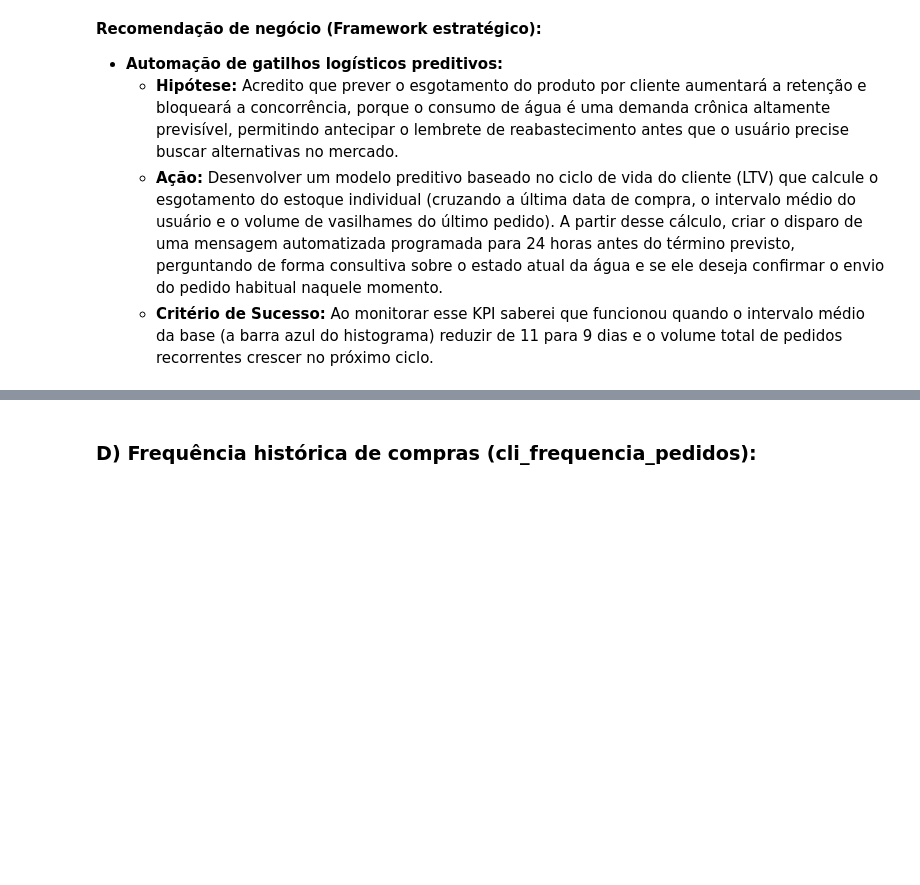
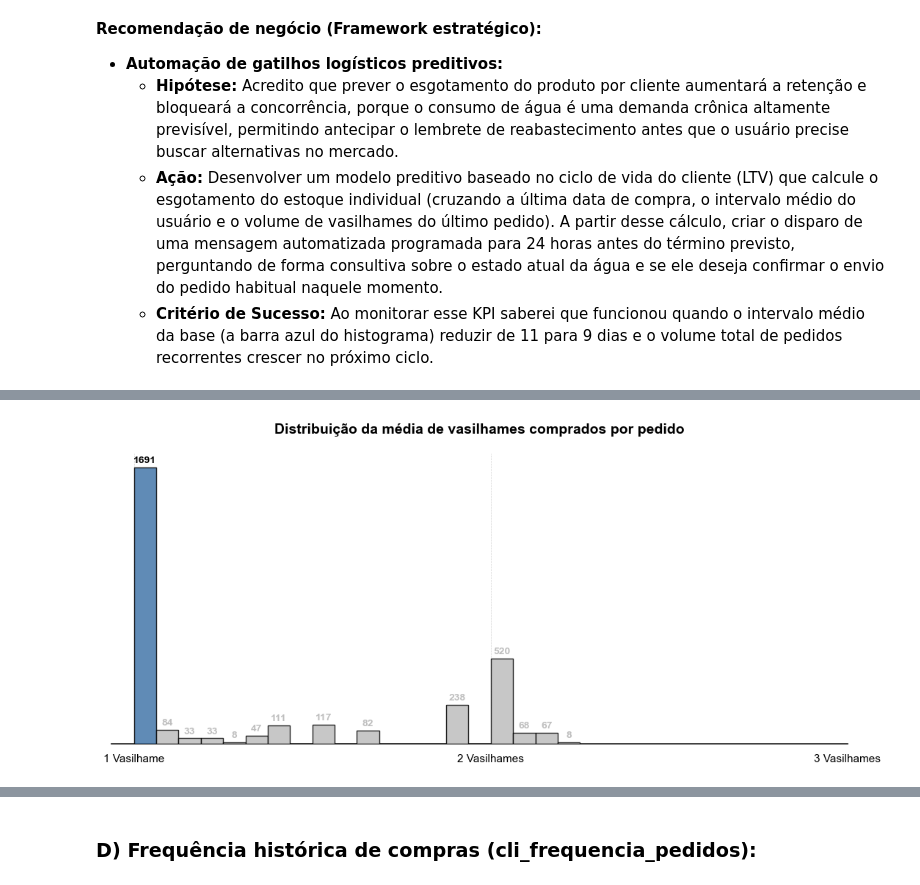
Before and after one commit to Fernandonneto/Projeto_Real_-_Previsao_Recompra_Agua_Mineral_Machine_Learning, a Jupyter notebook: Análise EDA/analise_exploratoria_dados.ipynb, the cells around one changed output, grey strips where cells are left out. Drawn from its saved outputs; the diff is of its cells as text; code cells hidden in the pictures; blank space fills up the shorter version.

```diff
--- a/Análise EDA/analise_exploratoria_dados.ipynb
+++ b/Análise EDA/analise_exploratoria_dados.ipynb
@@ -440,0 +436,91 @@ Boxplot
+# %%
+# Configuração do estilo visual de fundo
+sns.set_theme(style="white")
+plt.figure(figsize=(11, 5))
+
+# Preparação dos dados: Filtra apenas os nulos, mantendo todos os volumes históricos
+dados_media_aguas = df["cli_media_aguas_por_pedido"].dropna()
+
+# Criação do histograma com bins (caixas de agrupamento)
+contagens, limites_bins = np.histogram(dados_media_aguas, bins=20)
+
+# Descobre qual bin (faixa) possui o maior número de registros para destacar
+indice_maximo = contagens.argmax()
+
+# Grades ao fundo
+plt.grid(
+    True,
+    which="both",
+    axis="both",
+    color=PALETA["cinza"],
+    linestyle="--",
+    linewidth=0.5,
+    alpha=0.7,
+)
+
+# Plotagem do Histograma utilizando patches para colorir as barras individualmente
+n, bins, patches = plt.hist(
+    dados_media_aguas,
+    bins=limites_bins,
+    color=PALETA["cinza"],
+    edgecolor=PALETA["preto"],
+    alpha=0.85,
+    zorder=3,
+)
+
+# Aplica a cor azul especificamente na barra de maior frequência
+patches[indice_maximo].set_facecolor(PALETA["azul"])
+
+# Adiciona as numerações de forma customizada em cima de cada barra
+for i in range(len(patches)):
+    valor = int(contagens[i])
+    if valor > 0:
+        cor_texto = PALETA["preto"] if i == indice_maximo else PALETA["cinza"]
+
+        # Encontra o centro da barra no eixo X para posicionar o texto
+        centro_x = (limites_bins[i] + limites_bins[i+1]) / 2
+
+        plt.annotate(
+            f"{valor}",
+            (centro_x, valor),
+            textcoords="offset points",
+            xytext=(0, 5),
+            ha="center",
+            fontsize=10,
+            fontweight="bold",
+            color=cor_texto,
+            zorder=4,
+        )
+
+# Remoção das bordas superior, direita e esquerda
+sns.despine(top=True, right=True, left=True)
+
+# Remove os números de escala do eixo vertical
+plt.yticks([])
+
+# Título
+plt.title(
+    "Distribuição da média de vasilhames comprados por pedido",
+    fontsize=14,
+    pad=20,
+    fontweight="bold",
+    color=PALETA["preto"],
+)
+
+# Cria marcações fixas e limpas do valor mínimo ao máximo de 1 em 1
+min_x = int(np.floor(dados_media_aguas.min()))
+max_x = int(np.ceil(dados_media_aguas.max()))
+valores_ticks_x = list(range(min_x, max_x + 1))
+
+# Aplica o texto de "Vasilhame" apenas nessas marcas principais e inteiras
+legendas_ticks_x = [
+    f"{x} Vasilhame" if x == 1 else f"{x} Vasilhames" for x in valores_ticks_x
+]
+
+# Define as posições limpas e as respectivas legendas no eixo X
+plt.xticks(valores_ticks_x, legendas_ticks_x, color=PALETA["preto"], fontsize=11)
+
+plt.tight_layout()
+plt.show()
+# %% [output]
+[figure, added]
```
Also changed, not shown: parts of 3 cells of this notebook, 1 other file.
